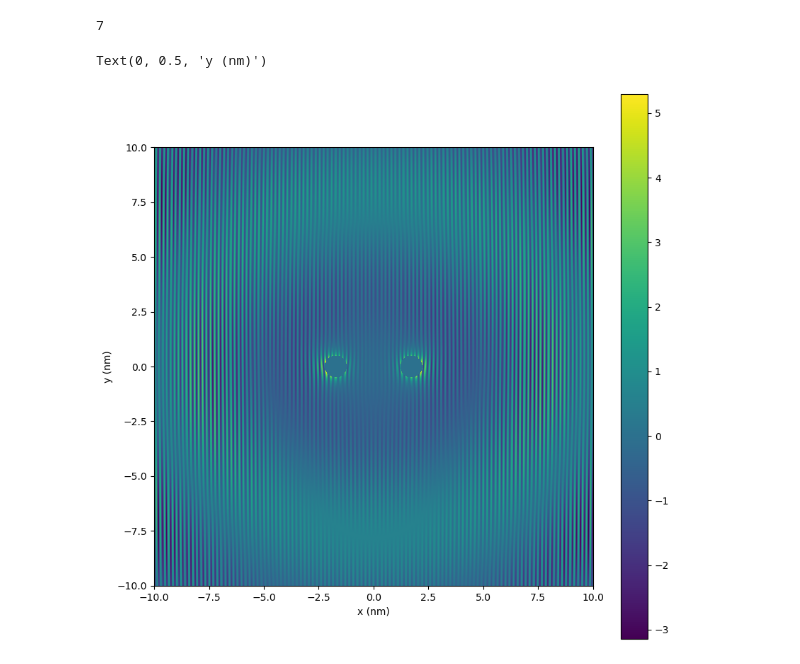
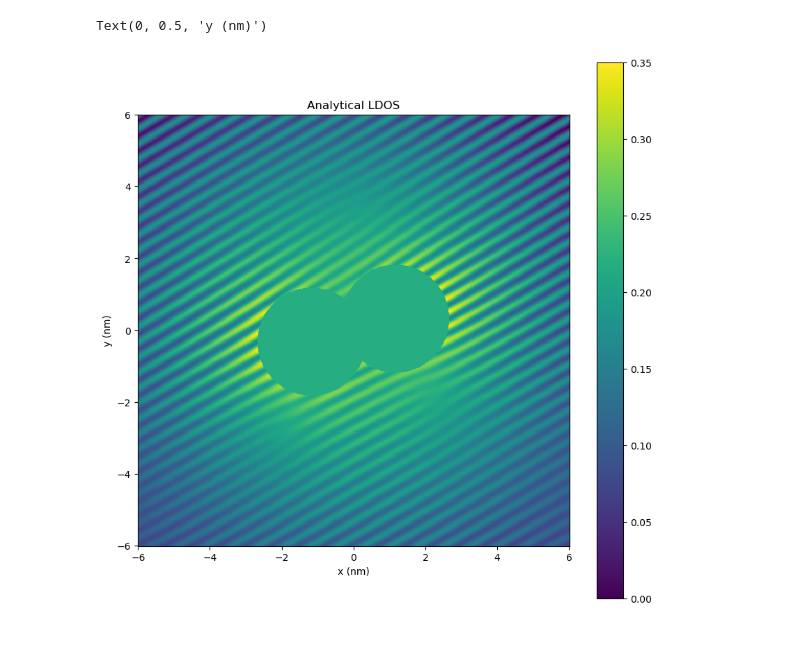
Before and after one commit to HollenLab/QPI-Scattering, a Jupyter notebook: CAnalytics/test_plot.ipynb, the cells around one changed output. Cells and saved outputs as stored; diff of their text form; code cells hidden in the pictures.

```diff
--- a/CAnalytics/test_plot.ipynb
+++ b/CAnalytics/test_plot.ipynb
@@ -3,8 +3,8 @@ import numpy as np
 import pandas as pd
 import matplotlib.pyplot as plt
 # %%
-sepnum = "7"
-fdir = "/home/cmp/Documents/Github/QPI-Scattering/CAnalytics/Calculations/250709-ExtraTerms/sep" +sepnum+ "a/sum_ldos.csv"
+sepnum = "4"
+fdir = "/home/cmp/Documents/Github/QPI-Scattering/CAnalytics/Calculations/250718_0d1eV_axis2/sep20a/sum_ldos.csv"
 # %%
 df = pd.read_csv(fdir, skiprows=1, header=None)
 # %%
@@ -14,10 +14,6 @@ h = acc * np.tan(np.pi/3)
 sep = int(sepnum)
 
 
-xlin = np.linspace(-10, 10, 1001)
-ylin = np.linspace(-10, 10, 1001)
+xlin = np.linspace(-6, 6, 601)
+ylin = np.linspace(-6, 6, 601)
 X, Y = np.meshgrid(xlin, ylin)
-# %%
-sep
-# %% [output]
-7
@@ -27,28 +21,33 @@ ZR2 = df.values * (0.5 * ((X+sep*h) ** 2 + Y ** 2)+0.5 * ((X-sep*h) ** 2 + Y **
 def makeLog(Z):
     return np.log(Z + np.abs(np.min(Z)) + 1)
 # %%
+xa = 1.17
+ya = 0.32
+
 # We create a mask because our functions blow up at r -> zero
-maskr = 0.5
-mask1 = ((X+(sep * h)) ** 2 + Y ** 2) <= maskr**2
-mask2 = ((X-(sep * h)) ** 2 + Y ** 2) <= maskr**2
+maskr = 1
+mask1 = ((X+xa) ** 2 + (Y+ya) ** 2) <= maskr**2
+mask2 = ((X-xa) ** 2 + (Y-ya) ** 2) <= maskr**2
 
 mask = mask1 | mask2
 
 Z_masked = df.values
 Z_masked[mask] = 1e-9
 
-ZR2[mask] = 1e-9
+ZR = Z_masked * ((X+xa) ** 2 + (Y+ya) ** 2 + (X-xa) ** 2 + (Y-ya) ** 2)
 
 fig, ax = plt.subplots(figsize=(10, 10))
 
 #pc = ax.pcolormesh(xlin, ylin, ZR2, cmap="winter", vmax=15, vmin=-15)
 #pc = ax.pcolormesh(xlin, ylin, Z_masked, cmap="winter", vmax=1.5)
-pc = ax.pcolormesh(xlin, ylin, makeLog(ZR2))
+pc = ax.pcolormesh(xlin, ylin, makeLog(ZR))
 fig.colorbar(pc)
+
+ax.set_title("Analytical LDOS")
 
 ax.set_aspect('equal')
 ax.set_xlabel('x (nm)')
 ax.set_ylabel('y (nm)')
 # %% [output]
 Text(0, 0.5, 'y (nm)')
-[figure, old version]
+[figure, new version]
```
Also changed, not shown: parts of 1 cell of this notebook, 13 other files.
